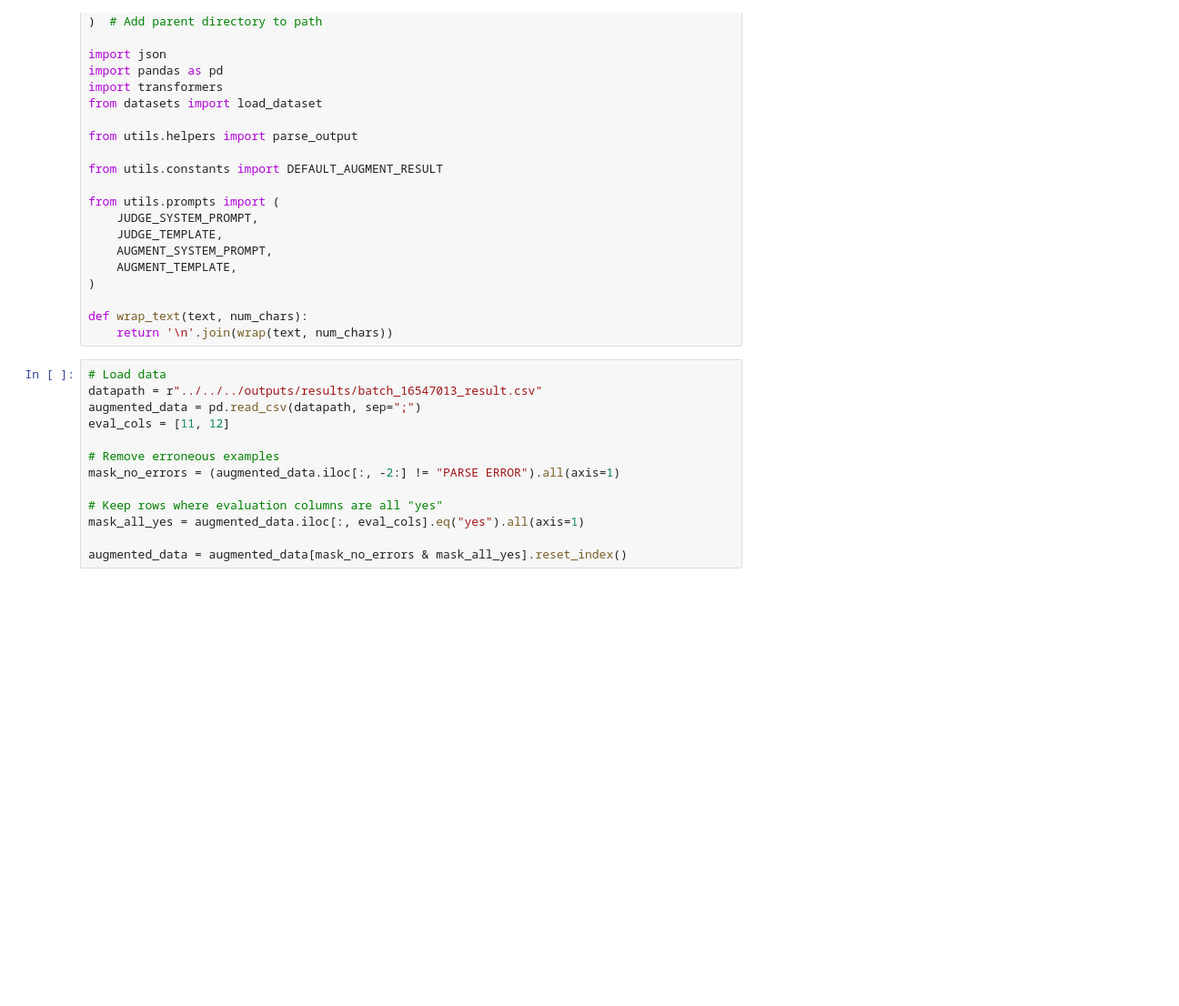
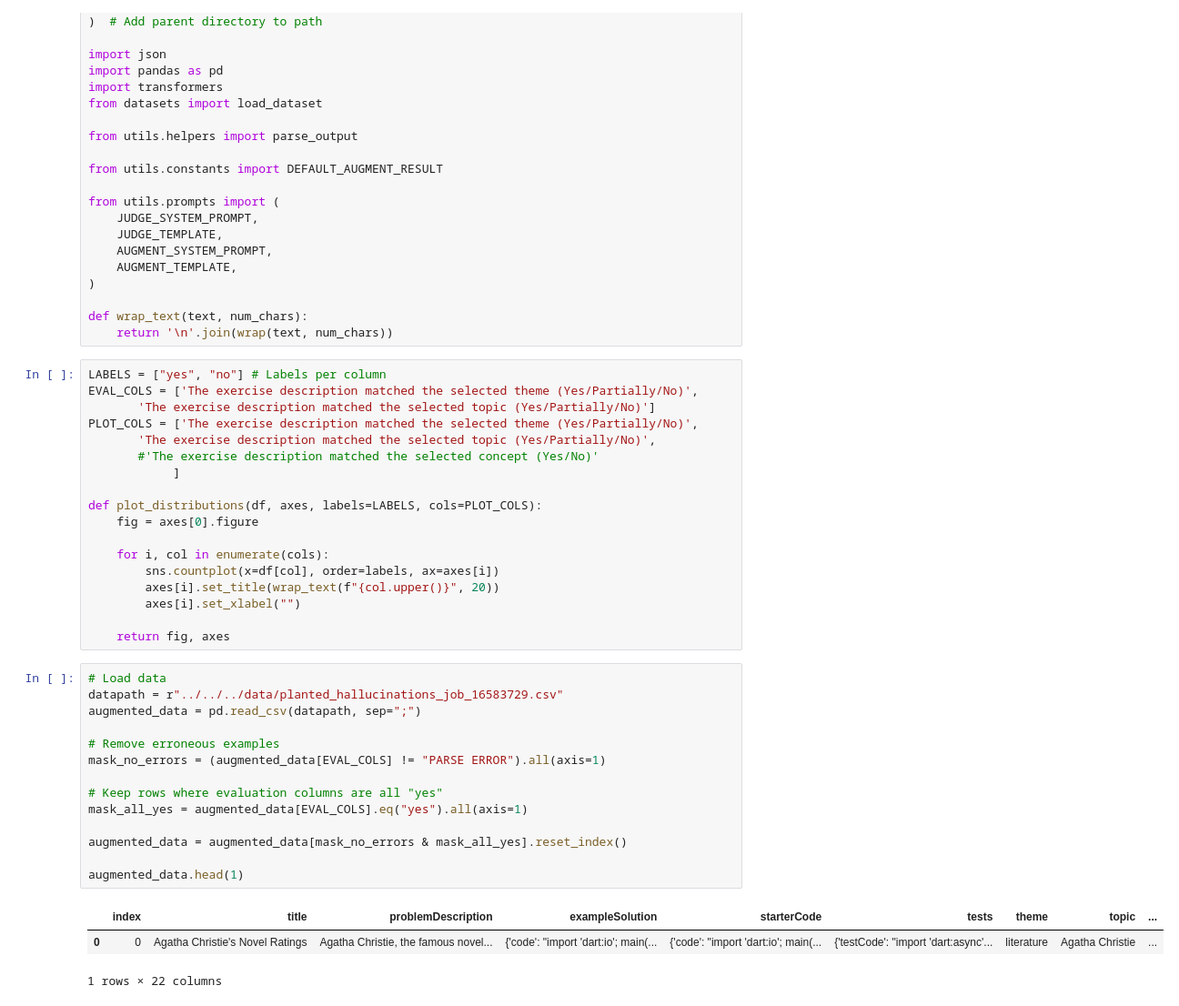
Before and after one commit to AleksiKaa/mscthesis, a Jupyter notebook: src/notebooks/planting_hallucinations/augment_results.ipynb, the cells around one changed output. Shown at 91% size. Cells and saved outputs as stored; diff of their text form; blank space fills up the shorter version.

```diff
--- a/src/notebooks/planting_hallucinations/augment_results.ipynb
+++ b/src/notebooks/planting_hallucinations/augment_results.ipynb
@@ -30,19 +30,42 @@ from utils.prompts import (
 
 def wrap_text(text, num_chars):
     return '\n'.join(wrap(text, num_chars))
+# %%
+LABELS = ["yes", "no"] # Labels per column
+EVAL_COLS = ['The exercise description matched the selected theme (Yes/Partially/No)',
+       'The exercise description matched the selected topic (Yes/Partially/No)']
+PLOT_COLS = ['The exercise description matched the selected theme (Yes/Partially/No)',
+       'The exercise description matched the selected topic (Yes/Partially/No)',
+       #'The exercise description matched the selected concept (Yes/No)'
+            ]
+
+def plot_distributions(df, axes, labels=LABELS, cols=PLOT_COLS):
+    fig = axes[0].figure
+
+    for i, col in enumerate(cols):
+        sns.countplot(x=df[col], order=labels, ax=axes[i])
+        axes[i].set_title(wrap_text(f"{col.upper()}", 20))
+        axes[i].set_xlabel("")
+
+    return fig, axes
 # %%
 # Load data
-datapath = r"../../../outputs/results/batch_16547013_result.csv"
+datapath = r"../../../data/planted_hallucinations_job_16583729.csv"
 augmented_data = pd.read_csv(datapath, sep=";")
-eval_cols = [11, 12]
 
 # Remove erroneous examples
-mask_no_errors = (augmented_data.iloc[:, -2:] != "PARSE ERROR").all(axis=1)
+mask_no_errors = (augmented_data[EVAL_COLS] != "PARSE ERROR").all(axis=1)
 
 # Keep rows where evaluation columns are all "yes"
-mask_all_yes = augmented_data.iloc[:, eval_cols].eq("yes").all(axis=1)
+mask_all_yes = augmented_data[EVAL_COLS].eq("yes").all(axis=1)
 
 augmented_data = augmented_data[mask_no_errors & mask_all_yes].reset_index()
+
+augmented_data.head(1)
+# %% [output]
+|  | index | title | problemDescription | exampleSolution | starterCode | tests | theme | topic | ... |
+| 0 | 0 | Agatha Christie's Novel Ratings | Agatha Christie, the famous novel... | {'code': "import 'dart:io'; main(... | {'code': "import 'dart:io'; main(... | {'testCode': "import 'dart:async'... | literature | Agatha Christie | ... |
+1 rows × 22 columns
 # %%
 flag = not True
 if flag:
```
Also changed, not shown: parts of 8 cells of this notebook, 3 other files.
